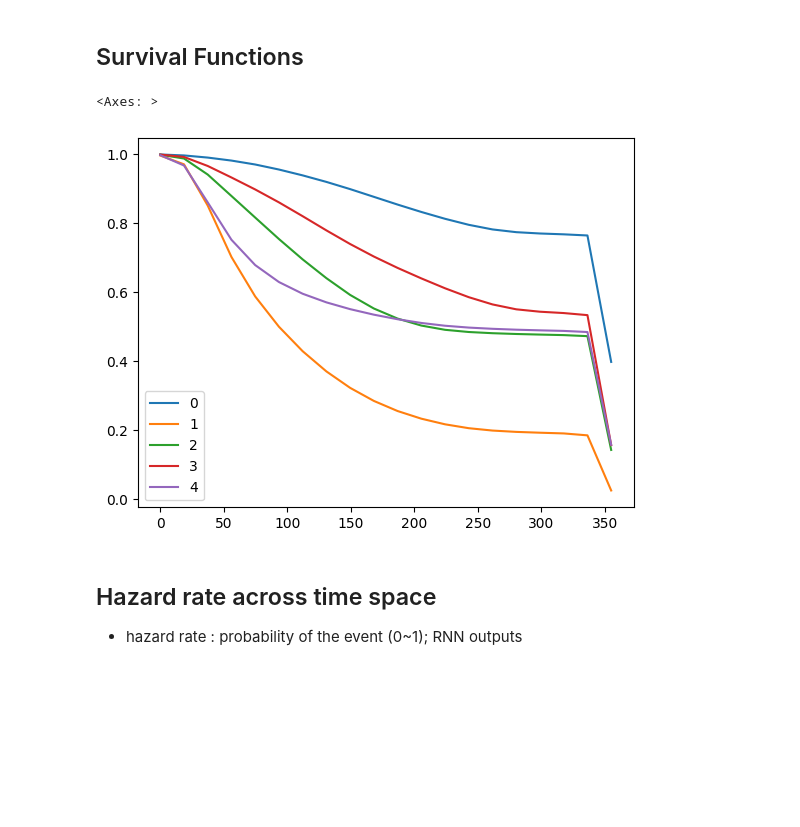
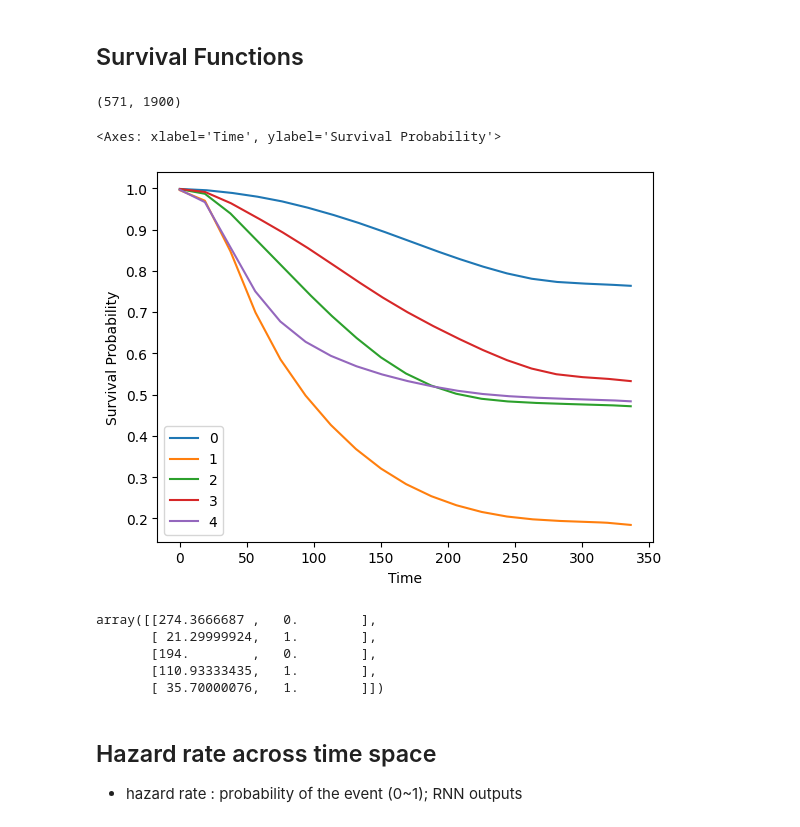
Before and after one commit to youhs4554/TRANS-TFI, a Jupyter notebook: experiments/result_analysis.ipynb, the cells around one changed output. Drawn from its saved outputs; the diff is of its cells as text; code cells hidden in the pictures; blank space fills up the shorter version.

```diff
--- a/experiments/result_analysis.ipynb
+++ b/experiments/result_analysis.ipynb
@@ -24,7 +24,7 @@ def inference(model_name, dataset, time_range='full', experiment_root='../experi
     cfg.model_save_dir = Path(experiment_root) / cfg.model_save_dir
     cfg.setup()
 
-    weight_file = cfg.model_save_dir / f"{model_name}_{time_range}_L{cfg.seq_len}.pth"
+    weight_file = cfg.model_save_dir / f"{model_name}_{time_range}_L{cfg.seq_len}_{dataset}.pth"
     trainer = init_trainer(cfg)
     surv, model = trainer.fit_and_predict(dataset, weight_file=weight_file)
     ev.trainer = trainer
@@ -61,2 +40,8 @@ surv
 # %% [markdown]
 ## Survival Functions
+# %%
+import pandas as pd
+surv = surv[:, :-1]
+print(surv.shape)
+# %% [output]
+(571, 1900)
@@ -63,8 +50,20 @@ surv
 # %%
-surv.iloc[:, :5].plot()
+duration_index = model.duration_index[:-1]
+index = utils.make_subgrid(duration_index, 100)
+surv_df = pd.DataFrame(surv.transpose()[:len(index)], index)
-# %% [output]
-<Axes: >
-[figure, removed]
+# %%
+surv_df.iloc[:, :5].plot(xlabel='Time', ylabel="Survival Probability")
+# %% [output]
+<Axes: xlabel='Time', ylabel='Survival Probability'>
+[figure, added]
+# %%
+y_test[:5]
+# %% [output]
+array([[274.3666687 ,   0.        ],
+       [ 21.29999924,   1.        ],
+       [194.        ,   0.        ],
+       [110.93333435,   1.        ],
+       [ 35.70000076,   1.        ]])
 # %% [markdown]
 ## Hazard rate across time space
 - hazard rate : probability of the event (0~1); RNN outputs
```
Also changed, not shown: parts of 2 cells of this notebook, 2 other files.
